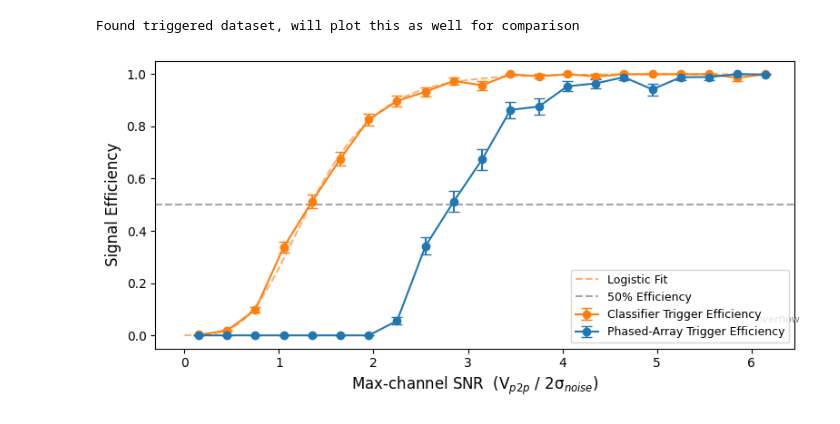
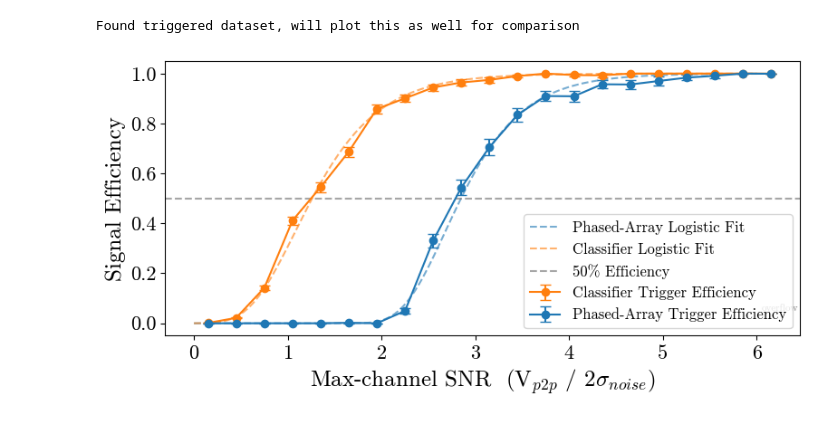
Before and after one commit to umd-pa/RNO_machine_learning, a Jupyter notebook: RNO_classifier/plotting/SNR_efficiency_plotting.ipynb, the cells around one changed output. Cells and saved outputs as stored; diff of their text form; code cells hidden in the pictures.

```diff
--- a/RNO_classifier/plotting/SNR_efficiency_plotting.ipynb
+++ b/RNO_classifier/plotting/SNR_efficiency_plotting.ipynb
@@ -11,6 +11,13 @@ import matplotlib.pyplot as plt
 from matplotlib.ticker import MaxNLocator, AutoMinorLocator
 from scipy.optimize import curve_fit
 from sklearn.metrics import roc_curve, auc
+
+plt.rcParams.update({
+    "font.family": "serif",
+    "font.serif": ["cmr10", "Computer Modern Roman", "DejaVu Serif"],
+    "mathtext.fontset": "cm",
+    "axes.unicode_minus": False,
+})
 
 sys.path.append("/data/condor_shared/users/nmanic/RNO_machine_learning/RNO_classifier/classifier_consistency/train_eval")
 
@@ -160,41 +167,59 @@ if trigger_scores_val is not None:
 def fit(x, x0, k, nu):
     return 1 / (1+np.exp(-k * (x - x0)))**(1/nu)
 
-fit_mask = valid & (errs > 0)
-popt, pcov = curve_fit(
+fit_mask=valid & (errs > 0)
+popt,pcov=curve_fit(
     fit, centres[fit_mask], effs[fit_mask],
     p0=[2.0, 1.0, 1.0],
     sigma=errs[fit_mask],
     absolute_sigma=True,
 )
 x0_fit, k_fit, nu_fit = popt
 x0_err, k_err, nu_err = np.sqrt(np.diag(pcov))
 snr_at_50_fit = x0_fit + (1/k_fit) * np.log(2**nu_fit - 1)
 snr_bins = np.linspace(0, snr_max, 200)
-ax.plot(snr_bins, fit(snr_bins, *popt), '--', color='tab:orange', alpha=.6, lw=1.5, label=f"Logistic Fit")
+
+if trigger_scores_val is not None:
+    trigger_fit_mask = trigger_valid & (trigger_errs > 0)
+    trigger_popt, trigger_pcov = curve_fit(
+        fit, centres[trigger_fit_mask], trigger_effs[trigger_fit_mask],
+        p0=[2.0, 1.0, 1.0],
+        sigma=trigger_errs[trigger_fit_mask],
+        absolute_sigma=True,
+    )
+    trigger_x0_fit, trigger_k_fit, trigger_nu_fit = trigger_popt
+    trigger_x0_err, trigger_k_err, trigger_nu_err = np.sqrt(np.diag(trigger_pcov))
+    trigger_snr_at_50_fit = trigger_x0_fit + (1/trigger_k_fit) * np.log(2**trigger_nu_fit - 1)
+
+    ax.plot(snr_bins, fit(snr_bins, *trigger_popt), '--', color='tab:blue', alpha=.6, lw=1.5, label="Phased-Array Logistic Fit")
+
+labelsize=18
+
+ax.plot(snr_bins, fit(snr_bins, *popt), '--', color='tab:orange', alpha=.6, lw=1.5, label=f"Classifier Logistic Fit")
 
 ax.axhline(0.5, ls="--", color="gray", alpha=0.7, label="50% Efficiency")
 ax.text(snr_max + 0.05, 0.05, "overflow", fontsize=8, color="gray")
-ax.set_xlabel("Max-channel SNR  (V$_{p2p}$ / 2σ$_{noise}$)", fontsize=12)
-ax.set_ylabel("Signal Efficiency", fontsize=12)
+ax.set_xlabel(r"Max-channel SNR  (V$_{p2p}$ / 2$\sigma_{noise}$)", fontsize=labelsize)
+ax.set_ylabel("Signal Efficiency", fontsize=labelsize)
 ax.set_xlim=(0, snr_max * 1.15)
+ax.tick_params(axis='both', which='major', labelsize=16)
 ax.set_ylim=(-0.05, 1.05)
 
 #ax.grid(True, alpha=.5)
 # ax.xaxis.set_major_locator(MaxNLocator(nbins=6))
 # ax.yaxis.set_major_locator(MaxNLocator(nbins=6))
 # ax.xaxis.set_minor_locator(AutoMinorLocator(2))
 # ax.yaxis.set_minor_locator(AutoMinorLocator(2))
 # ax.grid(True, which='major', linestyle='-', linewidth=0.6, alpha=.7)
 # ax.grid(True, which='minor', linestyle=':', linewidth=0.4, alpha=.7)
 
-lines1, labs1 = ax.get_legend_handles_labels()
-ax.legend(lines1, labs1, loc='lower right', fontsize=9)
+lines1,labs1=ax.get_legend_handles_labels()
+ax.legend(lines1, labs1, loc='lower right', fontsize=12)
 
 fig.tight_layout()
 plt.show()
 
 # Interpolate values to get 50% efficiency SNR
-snr_at_50 = np.interp(.5, effs[valid], centres[valid])
+snr_at_50=np.interp(.5, effs[valid], centres[valid])
 # %% [output]
-[figure, old version]
+[figure, new version]
```
Also changed, not shown: 5 other files.
